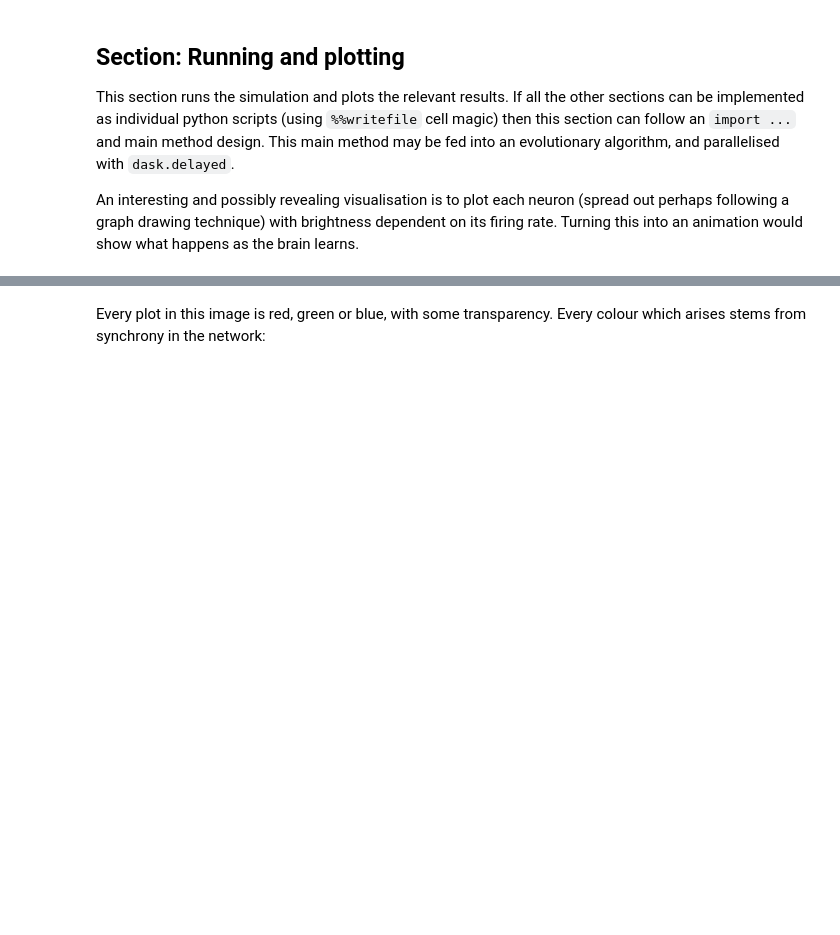
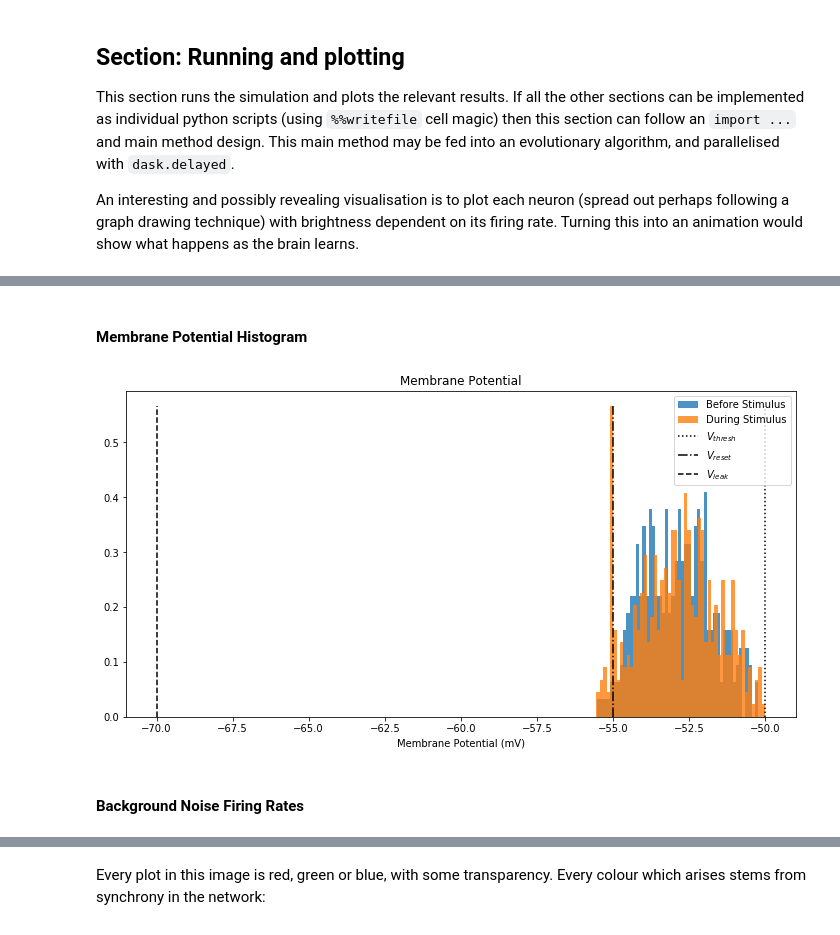
Before and after one commit to DeanTM/masters-scripts, a Jupyter notebook: Wang 2002 original model/Wang 2002 Model.ipynb, the cells around one changed output, grey strips where cells are left out. Drawn from its saved outputs; the diff is of its cells as text; code cells hidden in the pictures; blank space fills up the shorter version.

```diff
--- a/Wang 2002 original model/Wang 2002 Model.ipynb
+++ b/Wang 2002 original model/Wang 2002 Model.ipynb
@@ -189,0 +170,26 @@ neurons_to_record_I = np.arange(0, min(max_neurons_per_population, N_I))
+# %%
+## Noise parameters
+# background_noise_rate = 2.4 * b2.kHz
+# background_noise_rate / stimulus_mean:
+# There seems to be a bifurcation between 41 and 42
+background_noise_stimulus_ratio = 60 # default 60 (48, 80 = \pm 1 std)
+
+
+# #### CHANGES ####
+background_noise_stimulus_ratio = background_noise_stimulus_ratio / mean_scale
+# #################
+
+
+# The mean driving force of background noise can be calculated from this...
+background_noise_rate = background_noise_stimulus_ratio * stimulus_mean
+
+# white noise can be turned off so that Runga-Kutta methods can
+# be used (as opposed to Euler-Maruyama):
+use_membrane_noise = False
+# white noise (divided by square root of membrane time constant):
+noise_membrane_std = 2.5 * b2.mV
+# whether to use PoissonInput or PoissonGroup with 1-1 connectivity:
+use_Poisson_input = False
+# number of PoissonInput sources:
+# (background_noise_rate is divided by this number)
+N_background_traces = 1000
@@ -958,30 +1127,38 @@ b2.show(fig)
+# %% [markdown]
+#### Membrane Potential Histogram
 # %%
 b2.figure(figsize=(12, 6))
 
 timestep_stim_start = int(T_stim_start_initial / statemonitor_dt)
 timestep_stim_end = int(T_stim_end_initial / statemonitor_dt)
 h = b2.hist(
     statemon_excitatory.u[4, :timestep_stim_start] /b2.mV,
     bins=50,
     density=True,
-    alpha=0.8
+    alpha=0.8,
+    label='Before Stimulus'
 )
 max_height = h[0].max()
 h = b2.hist(
     statemon_excitatory.u[4, timestep_stim_start:timestep_stim_end] /b2.mV,
     bins=50,
     density=True,
-    alpha=0.8
+    alpha=0.8,
+    label='During Stimulus'
 )
 max_height = max(max_height, h[0].max())
 
-b2.vlines(V_thresh / b2.mV, 0, max_height, 'k', linestyle=':', label=r'$V_{reset}$')
-b2.vlines(V_reset / b2.mV, 0, max_height, 'k', linestyle='-.', label=r'$V_{thresh}$')
+b2.vlines(V_thresh / b2.mV, 0, max_height, 'k', linestyle=':', label=r'$V_{thresh}$')
+b2.vlines(V_reset / b2.mV, 0, max_height, 'k', linestyle='-.', label=r'$V_{reset}$')
 b2.vlines(V_leak / b2.mV, 0, max_height, 'k', linestyle='--', label=r'$V_{leak}$')
 
 b2.xlabel('Membrane Potential (mV)')
 b2.legend()
 b2.title('Membrane Potential');
+# %% [output]
+[figure, added]
+# %% [markdown]
+#### Background Noise Firing Rates
 # %%
 # plot the background noise
 if not use_Poisson_input:  # I hate errors
```
Also changed, not shown: parts of 48 cells of this notebook.
